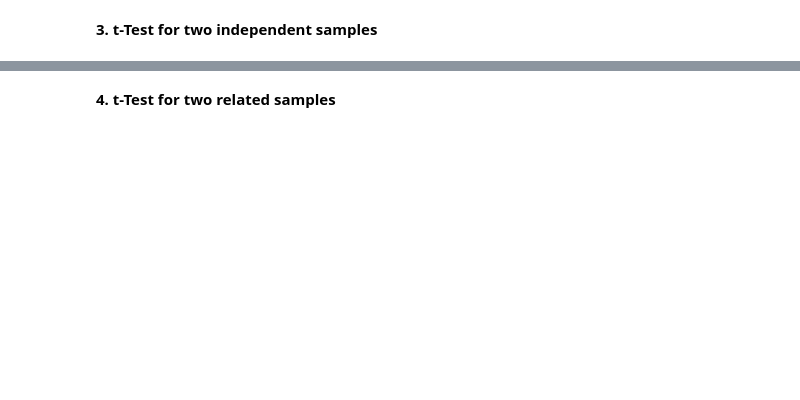
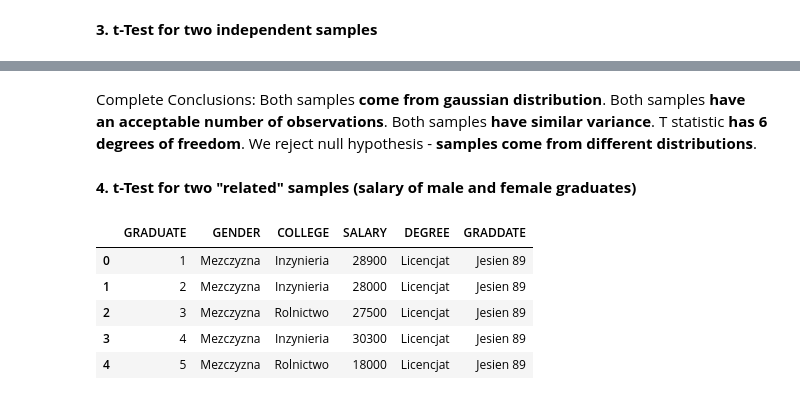
Before and after one commit to Netherwulf/data-science-toolkit, a Jupyter notebook: t_tests.ipynb, the cells around one changed output, grey strips where cells are left out. Saved outputs shown, nothing was run; the diff lists cells and outputs as text; code cells hidden in the pictures; blank space fills up the shorter version.

Commit message:
Add more t_tests and a couple of U-tests
Add more t_tests and a couple of U-tests

```diff
--- a/t_tests.ipynb
+++ b/t_tests.ipynb
@@ -230,5 +290,17 @@ p-value:                 0.021160000064744187
 alpha:                   0.05
 
 Result:                  p-value is less or equal to alpha - we reject null hypothesis
+# %% [markdown]
+Complete Conclusions: Both samples <b>come from gaussian distribution</b>. Both samples <b>have an acceptable number of observations</b>. Both samples <b>have similar variance</b>. T statistic <b>has 6 degrees of freedom</b>. We reject null hypothesis - <b>samples come from different distributions</b>.
 # %% [markdown]
-<b>4. t-Test for two related samples</b>
+<b>4. t-Test for two "related" samples (salary of male and female graduates)</b>
+# %%
+df = pd.read_csv(os.path.join('dane_listy_3_-_5', 'absolwenci.csv'), sep=';', engine='python')
+df.head()
+# %% [output]
+|  | GRADUATE | GENDER | COLLEGE | SALARY | DEGREE | GRADDATE |
+| 0 | 1 | Mezczyzna | Inzynieria | 28900 | Licencjat | Jesien 89 |
+| 1 | 2 | Mezczyzna | Inzynieria | 28000 | Licencjat | Jesien 89 |
+| 2 | 3 | Mezczyzna | Rolnictwo | 27500 | Licencjat | Jesien 89 |
+| 3 | 4 | Mezczyzna | Inzynieria | 30300 | Licencjat | Jesien 89 |
+| 4 | 5 | Mezczyzna | Rolnictwo | 18000 | Licencjat | Jesien 89 |
```
Also changed, not shown: parts of 16 cells of this notebook.
